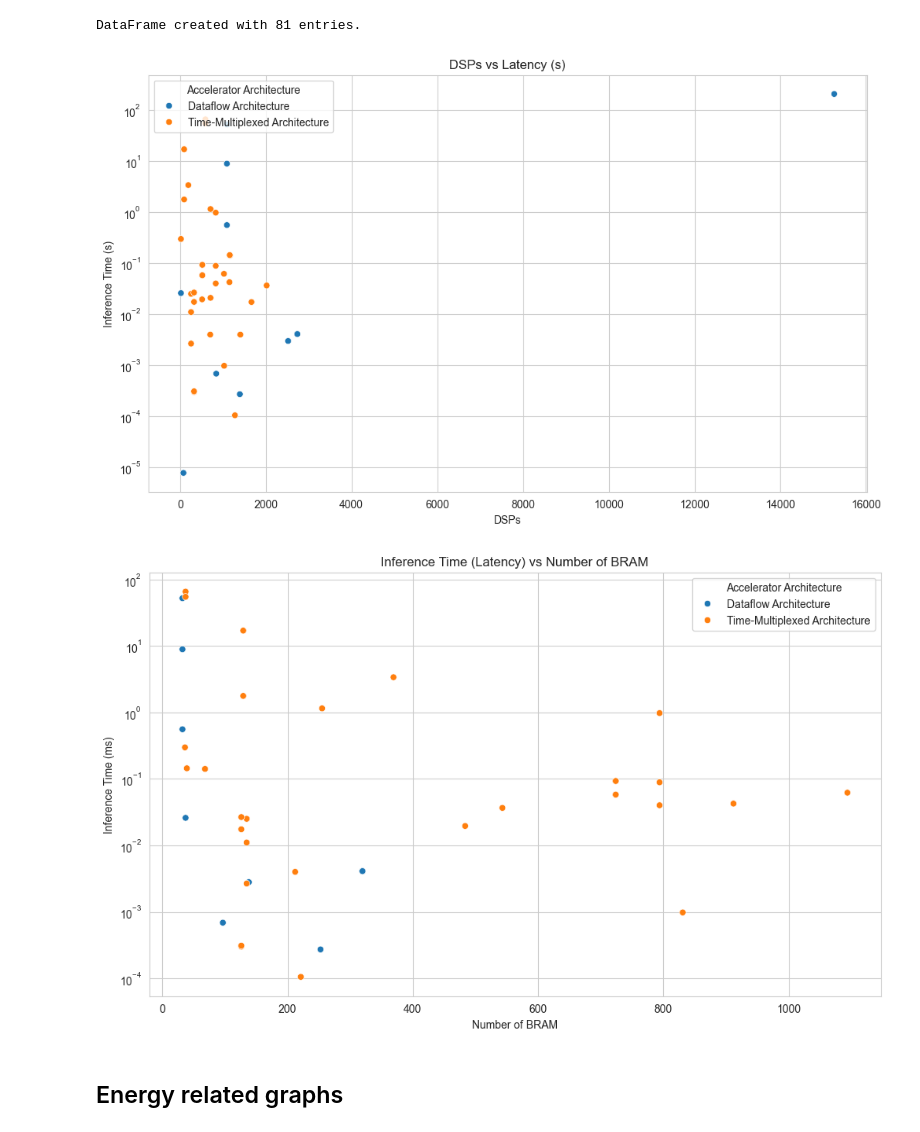
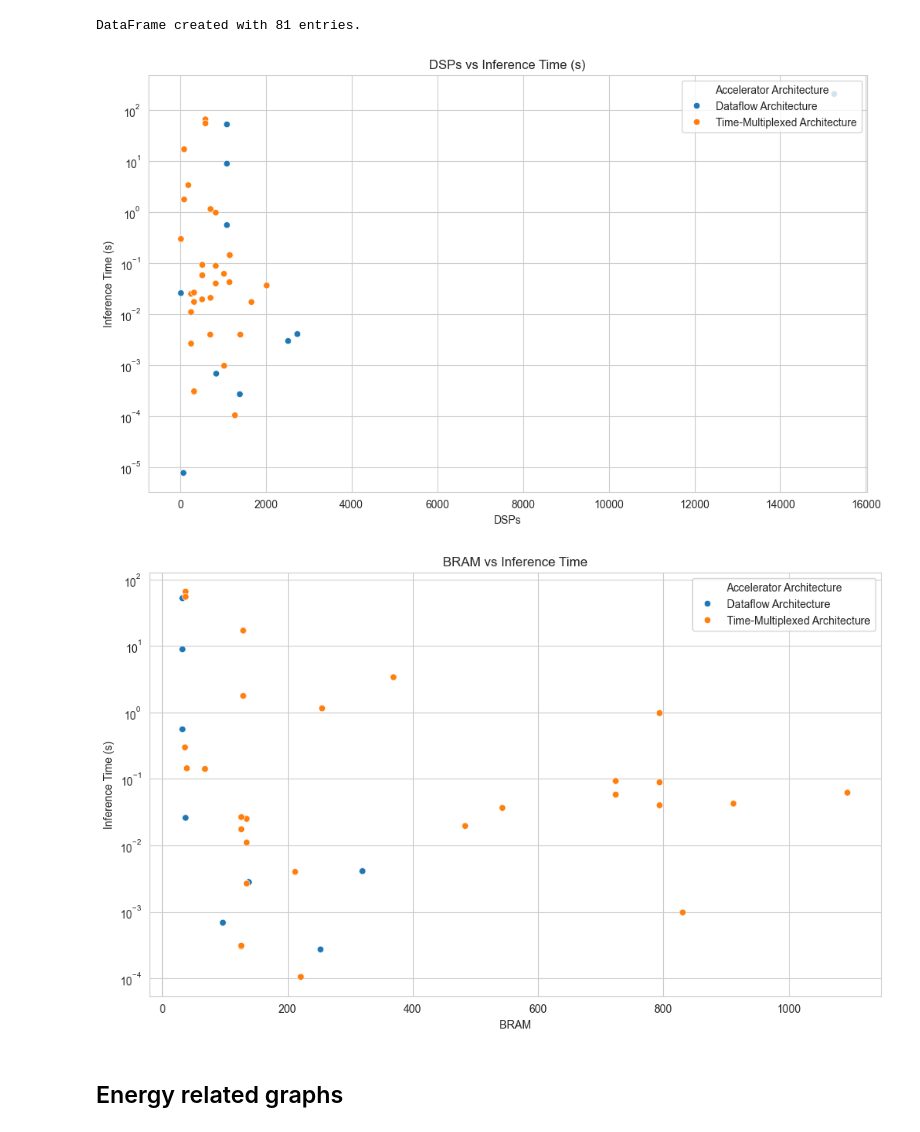
Before and after one commit to asap-space/SPACE_FPGA_NNs_SURVEY_DATA, a Jupyter notebook: Graphs.ipynb, the cells around one changed output. Saved outputs shown, nothing was run; the diff lists cells and outputs as text; code cells hidden in the pictures.

```diff
--- a/Graphs.ipynb
+++ b/Graphs.ipynb
@@ -159,44 +207,37 @@ def convert_time_units(value):
         # Extract numeric value and unit
         match = re.search(r'(\d+(\.\d+)?)\s*(s|ms|mu s)', value)
         if match:
             num_value = float(match.group(1))
             unit = match.group(3)
             if unit == 'ms':
                 return num_value / 1000  # Convert ms to s
             elif unit == 'mu s':
                 return num_value / 1e6  # Convert us to s
             else:
                 return num_value  # Already in Seconds
     return None
 
 # Function to extract DSPs and convert latency to milliseconds
 def extract_dsp(value):
     if isinstance(value, str):
         # Extract numeric value and unit
         match = re.search(r'(\d+(\.\d+)?)\s*(DSP|DSPs)', value)
         if match:
             num_value = float(match.group(1))
             return num_value
     return None
 
 # Apply the function to extract DSPs and latency
 temp_df = df_for_analysis[['FPGA Resources Consumption', 'Inference Time (Latency)', 'Accelerator Architecture']].dropna()
-temp_df['Inference Time (Latency)'] = temp_df['Inference Time (Latency)'].apply(convert_time_units)
+temp_df['Inference Time (s)'] = temp_df['Inference Time (Latency)'].apply(convert_time_units)
 temp_df['DSPs'] = temp_df['FPGA Resources Consumption'].apply(extract_dsp)
 # Remove rows with NaN values
 temp_df = temp_df.dropna()
 # Plot the data with a logarithmic scale on the y-axis and different colors for 'Accelerator Architecture'
-plt.figure()
-sns.scatterplot(data=temp_df, x='DSPs', y='Inference Time (Latency)', hue='Accelerator Architecture')
-#plt.xscale('log')
-plt.yscale('log')
-plt.xlabel('DSPs')
-plt.ylabel('Inference Time (s)')
-plt.title('DSPs vs Latency (s)')
-plt.legend(title='Accelerator Architecture', bbox_to_anchor=(0, 1), loc='upper left')
-plt.show()
+scatter_plot(temp_df, 'DSPs', 'Inference Time (s)', 'DSPs vs Inference Time (s)', hue='Accelerator Architecture', x_log=False, y_log=True)
+fancy_scatter_plot(temp_df, 'DSPs', 'Inference Time (s)', 'DSPs vs Inference Time (s)', hue='Accelerator Architecture', x_log=False, y_log=True)
 # %% [output]
-[figure, old version]
+[figure, new version]
 # %%
 # Function to extract BRAM and convert latency to milliseconds
 def extract_bram(value):
@@ -210,22 +251,14 @@ def extract_bram(value):
 
 # Apply the function to extract BRAM and latency
 temp_df = df_for_analysis[['FPGA Resources Consumption', 'Inference Time (Latency)', 'Accelerator Architecture']].dropna()
-temp_df['Inference Time (Latency)'] = temp_df['Inference Time (Latency)'].apply(convert_time_units)
+temp_df['Inference Time (s)'] = temp_df['Inference Time (Latency)'].apply(convert_time_units)
 temp_df['BRAM'] = temp_df['FPGA Resources Consumption'].apply(extract_bram)
 # Remove rows with NaN values
 temp_df = temp_df.dropna()
 
-# Plot the data with a logarithmic scale on the y-axis and different colors for 'Accelerator Architecture'
-plt.figure()
-sns.scatterplot(data=temp_df, x='BRAM', y='Inference Time (Latency)', hue='Accelerator Architecture')
-plt.yscale('log')
-plt.title('Inference Time (Latency) vs Number of BRAM')
-plt.xlabel('Number of BRAM')
-plt.ylabel('Inference Time (ms)')
-plt.legend(title='Accelerator Architecture', bbox_to_anchor=(1, 1), loc='upper right')
-plt.show()
+scatter_plot(temp_df, 'BRAM', 'Inference Time (s)', 'BRAM vs Inference Time', hue='Accelerator Architecture', x_log=False, y_log=True)
 # %% [output]
-[figure, old version]
+[figure, new version]
 # %% [markdown]
 ## Energy related graphs
 # %%
```
Also changed, not shown: parts of 2 cells of this notebook.
